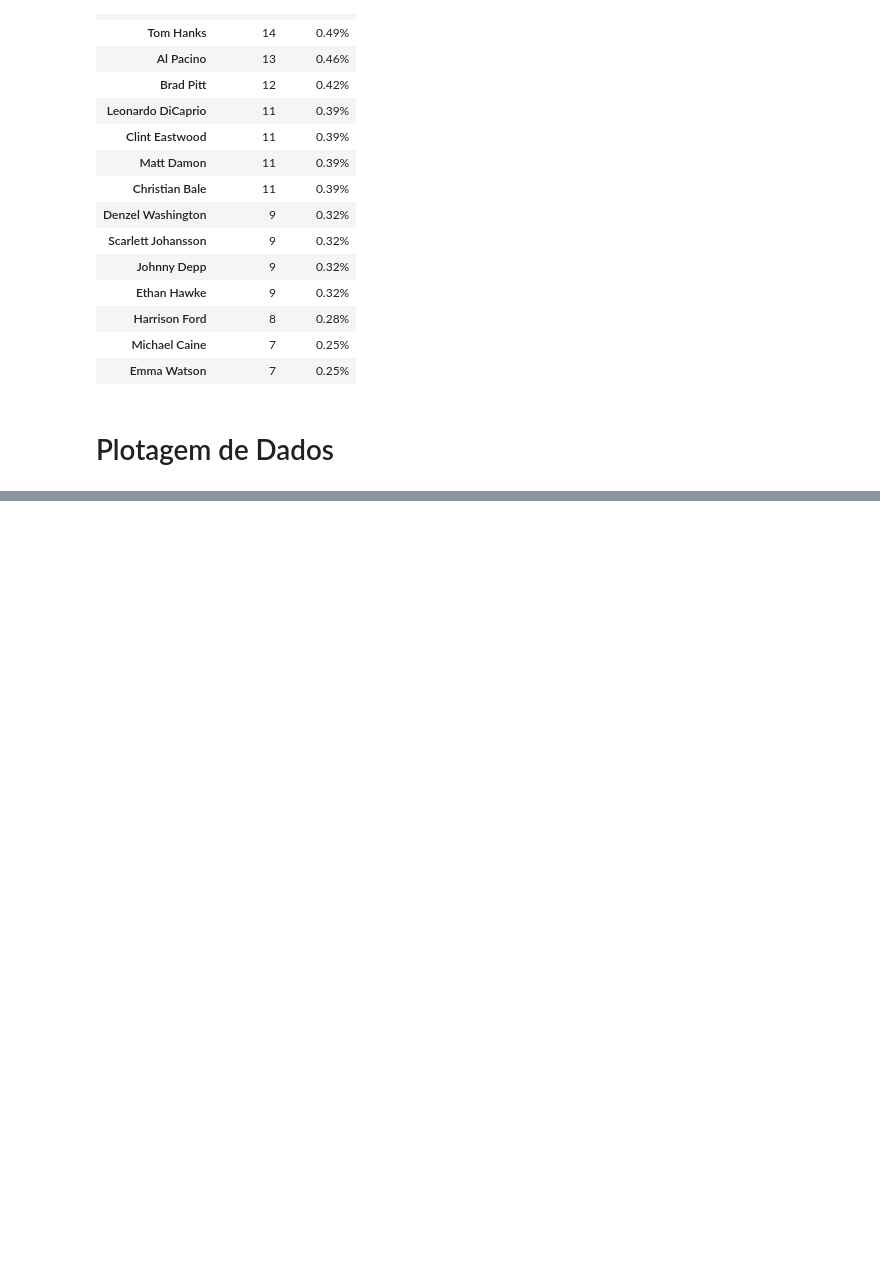
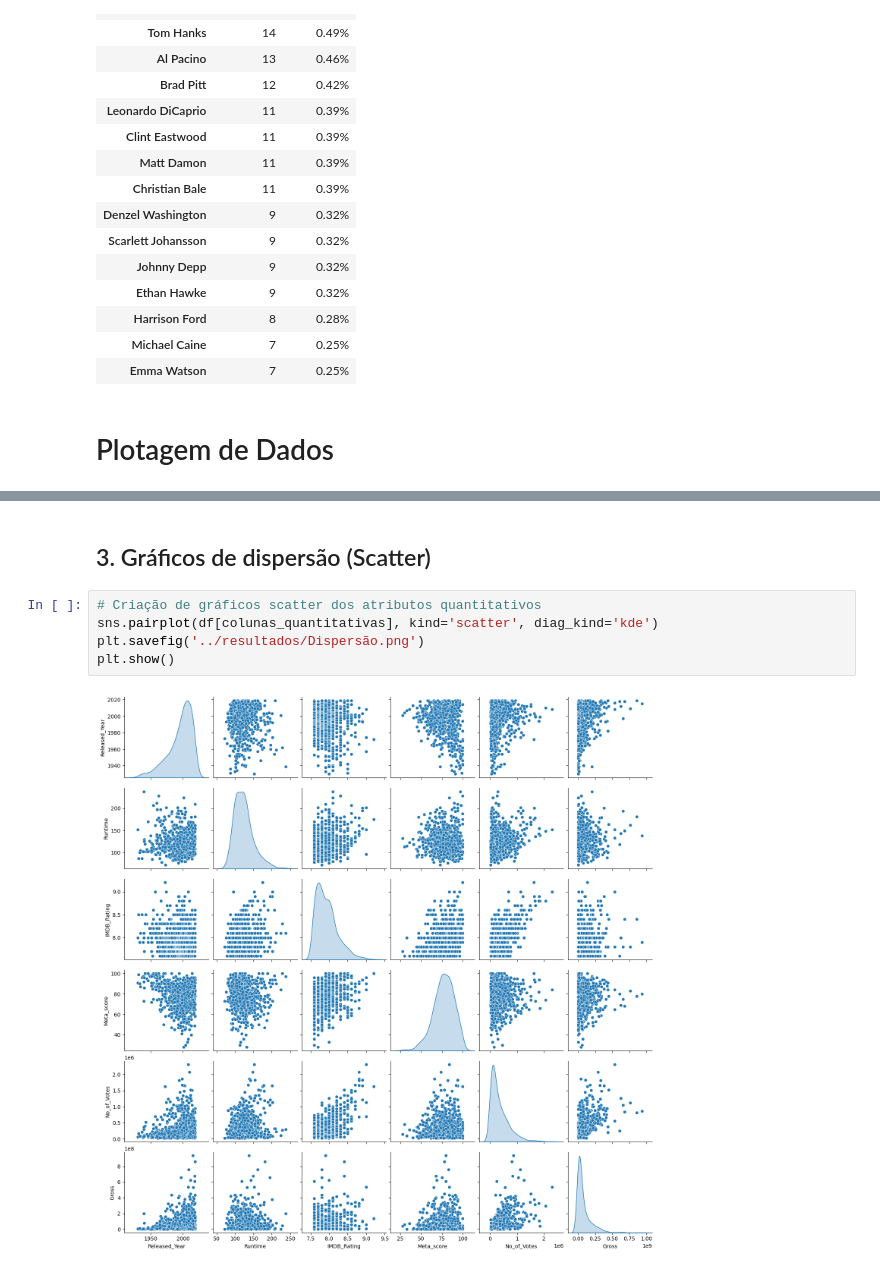
Before and after one commit to rodrigosena17/LH_CD_RodrigoSena, a Jupyter notebook: Jupyter Notebook/LH_CD_RodrigoSena.ipynb, the cells around one changed output, grey strips where cells are left out. Drawn from its saved outputs; the diff is of its cells as text; blank space fills up the shorter version.

```diff
--- a/Jupyter Notebook/LH_CD_RodrigoSena.ipynb
+++ b/Jupyter Notebook/LH_CD_RodrigoSena.ipynb
@@ -318,0 +348,9 @@ frequencia_stars.iloc[:15]
+# %% [markdown]
+## 3. Gráficos de dispersão (Scatter)
+# %%
+# Criação de gráficos scatter dos atributos quantitativos
+sns.pairplot(df[colunas_quantitativas], kind='scatter', diag_kind='kde')
+plt.savefig('../resultados/Dispersão.png')
+plt.show()
+# %% [output]
+[figure, added]
```
Also changed, not shown: parts of 22 cells of this notebook, 9 other files.
